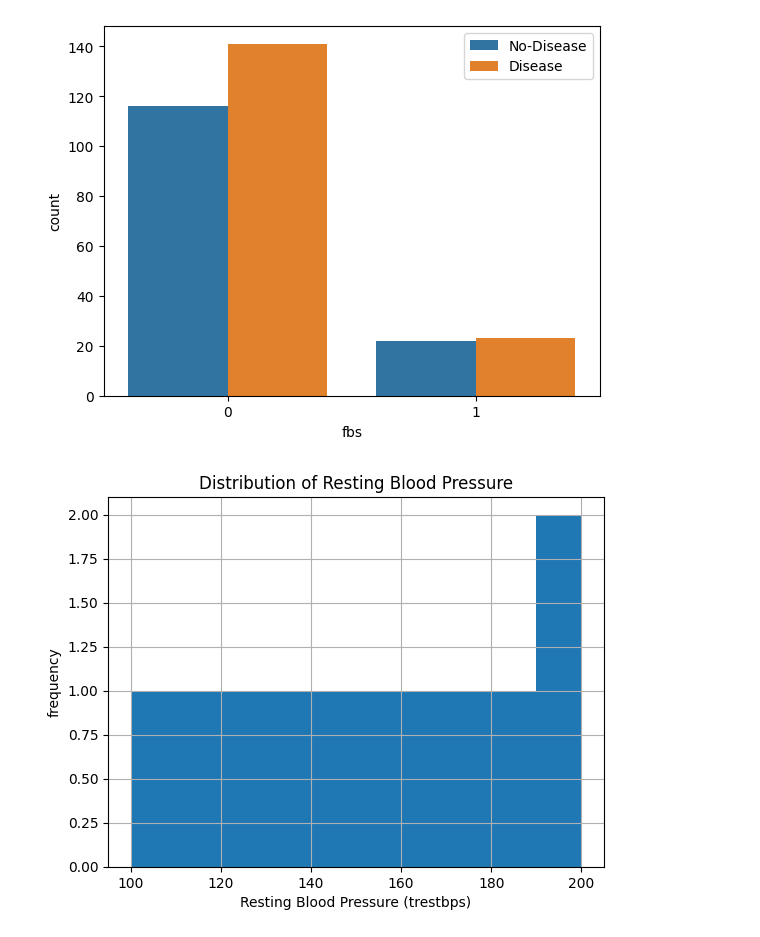
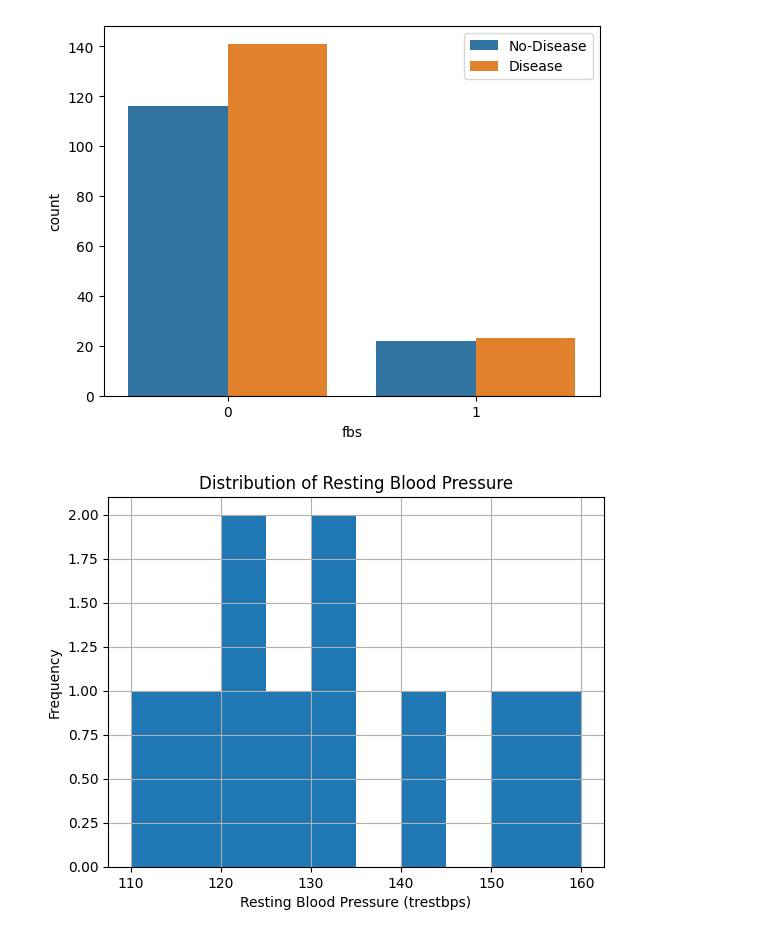
Before and after one commit to GovarthiniGS/week3_project, a Jupyter notebook: notebooks/Data_analysis.ipynb, the cells around one changed output. Saved outputs shown, nothing was run; the diff lists cells and outputs as text; code cells hidden in the pictures.

```diff
--- a/notebooks/Data_analysis.ipynb
+++ b/notebooks/Data_analysis.ipynb
@@ -235,18 +235,23 @@ plt.show()
 [figure]
 # %%
 # check resting blood pressure distribution
+data.columns
+
+data = pd.DataFrame({
+    'trestbps': [120, 130, 140, 150, 120, 130, 110, 115, 160, 125]
+})
 
 # Plotting the histogram of the 'trestbps' column
-data.trestbps.hist()
+data['trestbps'].hist()
 
 # Setting the labels and title for better clarity
 plt.xlabel('Resting Blood Pressure (trestbps)')
-plt.ylabel('frequency')
+plt.ylabel('Frequency')
 plt.title('Distribution of Resting Blood Pressure')
 
 # Display the plot
 plt.show()
 # %% [output]
-[figure, old version]
+[figure, new version]
 # %%
 # Compare resting blood pressure as per sex column
```
Also changed, not shown: parts of 2 cells of this notebook.
